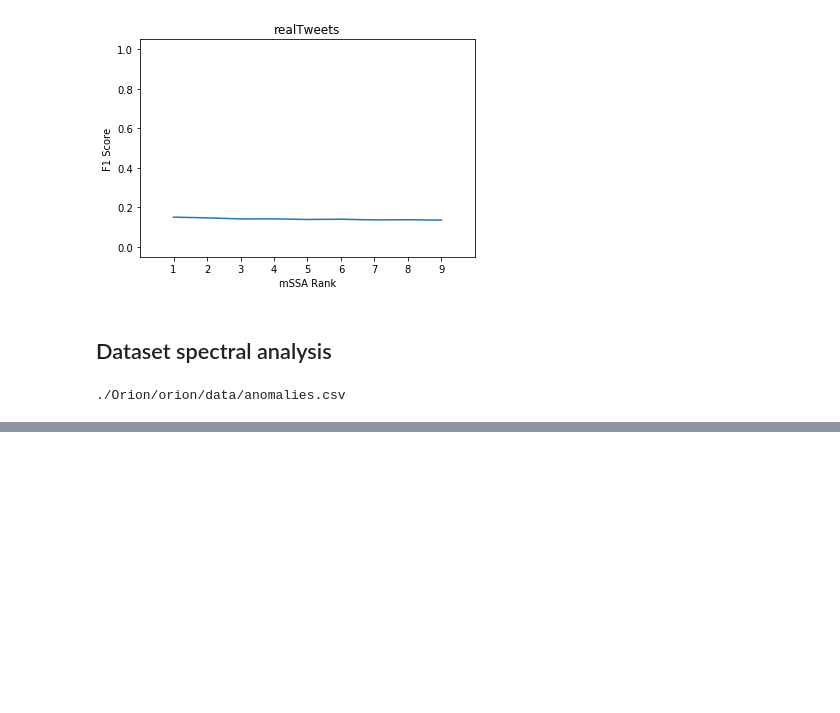
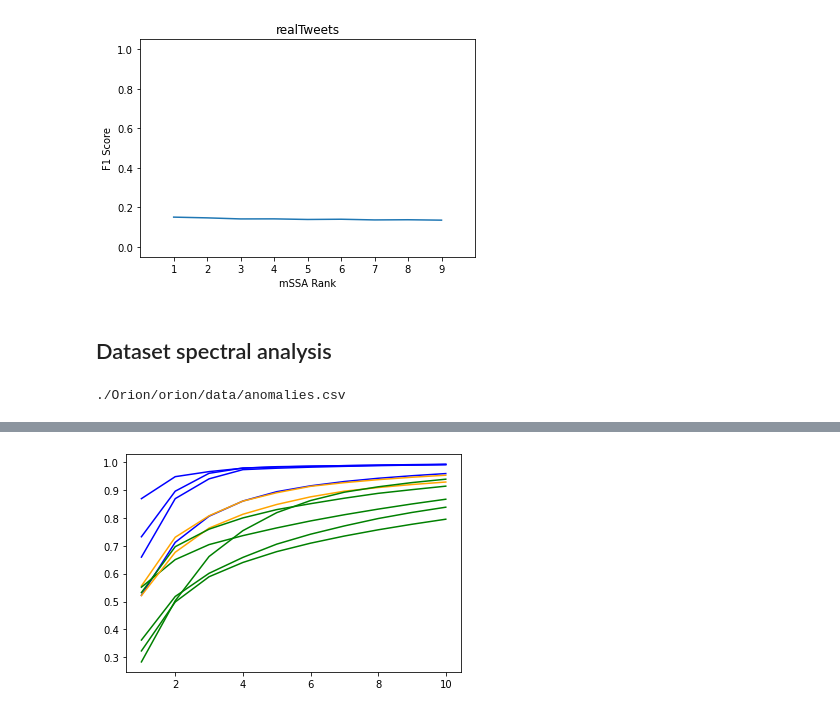
Before and after one commit to amlatyrngom/ml_project_bench, a Jupyter notebook: presentation_figures.ipynb, the cells around one changed output, grey strips where cells are left out. Drawn from its saved outputs; the diff is of its cells as text; code cells hidden in the pictures; blank space fills up the shorter version.

```diff
--- a/presentation_figures.ipynb
+++ b/presentation_figures.ipynb
@@ -309,0 +295,13 @@ pd.read_csv("./Orion/orion/data/anomalies.csv")
+# %%
+for dataset in df_optmssa_spectra.dataset.unique():
+
+    for row in df_optmssa_spectra.query("dataset == @dataset").itertuples():
+        plt.plot(range(1,11), row.energy[:10], c=mapper.to_rgba(row.f1), alpha=0.5)
+#     for spectrum in df_optmssa_spectra.query("dataset == @dataset").energy.values:
+#             plt.plot(range(1,11), spectrum[:10], color="blue", alpha=0.2)
+
+
+    plt.xticks(range(1,11))
+    plt.title(dataset)
+# %%
+df_optmssa_spectra['energy_top10'] = [x[:10] for x in df_optmssa_spectra['energy']]
@@ -309,0 +328,12 @@ pd.read_csv("./Orion/orion/data/anomalies.csv")
+# %%
+spectra_means = df_optmssa_spectra.dropna(subset=["optimal_energy_level"]).groupby("dataset")['energy_top10'].apply(np.mean)
+# %%
+for dataset in df_optmssa_spectra.dataset.unique():
+    if dataset in {"SMAP", "MSL"}:
+        plt.plot(range(1,11), spectra_means[dataset], c="orange", label="NASA")
+    elif "YAHOO" in dataset:
+        plt.plot(range(1,11), spectra_means[dataset], c="blue", label="YAHOO")
+    else:
+        plt.plot(range(1,11), spectra_means[dataset], c="green", label="NAB")
+# %% [output]
+[figure, added]
```
Also changed, not shown: parts of 22 cells of this notebook.
